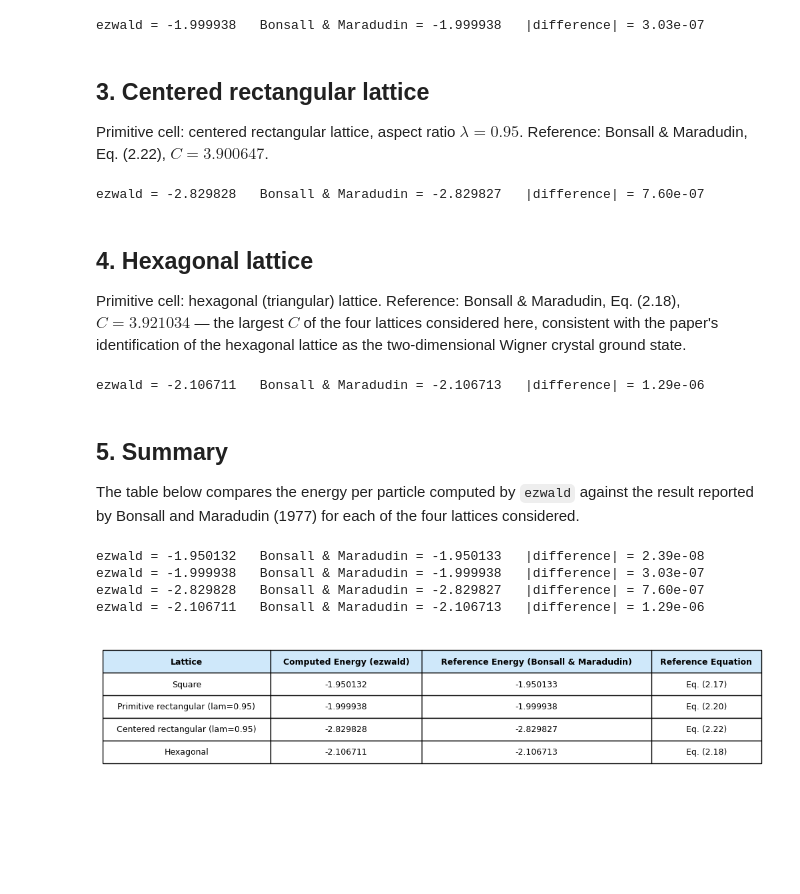
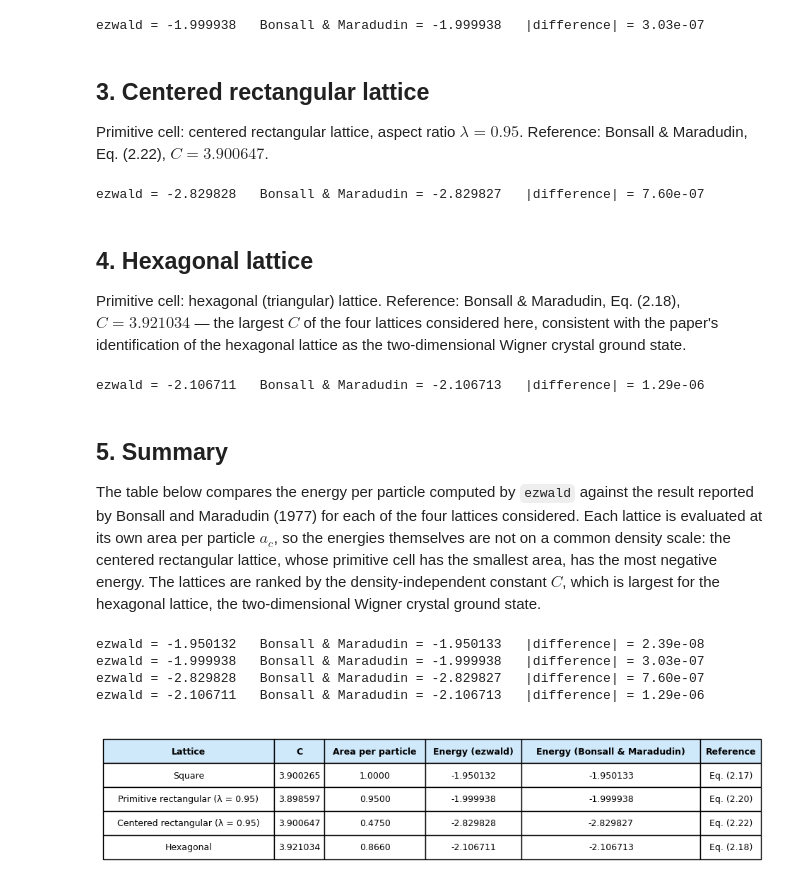
Before and after one commit to EmiliaSzynwald/EZwald, a Jupyter notebook: tutorials/monolayer_energy_validation.ipynb, the cells around one changed output. Saved outputs shown, nothing was run; the diff lists cells and outputs as text; code cells hidden in the pictures; blank space fills up the shorter version.

```diff
--- a/tutorials/monolayer_energy_validation.ipynb
+++ b/tutorials/monolayer_energy_validation.ipynb
@@ -117,8 +106,7 @@ ezwald = -1.999938   Bonsall & Maradudin = -1.999938   |difference| = 3.03e-07
 # %% [markdown]
 ## 3. Centered rectangular lattice
 
-Primitive cell: centered rectangular lattice, aspect ratio $\lambda=0.95$. Reference:
-Bonsall & Maradudin, Eq. (2.22), $C=3.900647$.
+Primitive cell: centered rectangular lattice, aspect ratio $\lambda=0.95$. Reference: Bonsall & Maradudin, Eq. (2.22), $C=3.900647$.
 # %%
 def energy_centered_rectangle(nx=2):
     # Primitive cell: centered rectangular lattice (aspect ratio lambda < 1)
@@ -143,14 +131,15 @@ def energy_centered_rectangle(nx=2):
     total_energy = ew.sum(pos, charge, rvecs, kvecs)
     energy_per_particle = total_energy / nx**2
 
-    # Reference value from Bonsall & Maradudin (1977), Eq. (2.22): C = 3.900647
+    # Reference value from Bonsall & Maradudin (1977), Eq. (2.22)
+    C = 3.900647
     ac = geo.calc_volume(axes_primitive)
-    expected = -3.900647 / (2 * ac ** 0.5)
+    expected = -C / (2 * ac ** 0.5)
 
     print(f"ezwald = {energy_per_particle:.6f}   Bonsall & Maradudin = {expected:.6f}   "
           f"|difference| = {abs(energy_per_particle - expected):.2e}")
     assert np.isclose(energy_per_particle, expected, rtol=0, atol=2e-6)
-    return energy_per_particle
+    return energy_per_particle, C, ac
 
 _ = energy_centered_rectangle()
 # %% [output]
@@ -158,10 +147,7 @@ ezwald = -2.829828   Bonsall & Maradudin = -2.829827   |difference| = 7.60e-07
 # %% [markdown]
 ## 4. Hexagonal lattice
 
-Primitive cell: hexagonal (triangular) lattice. Reference: Bonsall & Maradudin,
-Eq. (2.18), $C=3.921034$ — the largest $C$ of the four lattices considered here, consistent with
-the paper's identification of the hexagonal lattice as the two-dimensional Wigner crystal ground
-state.
+Primitive cell: hexagonal (triangular) lattice. Reference: Bonsall & Maradudin, Eq. (2.18), $C=3.921034$ — the largest $C$ of the four lattices considered here, consistent with the paper's identification of the hexagonal lattice as the two-dimensional Wigner crystal ground state.
 # %%
 def energy_hexagonal(nx=2):
     # Primitive cell: hexagonal (triangular) lattice
@@ -183,14 +169,15 @@ def energy_hexagonal(nx=2):
     total_energy = ew.sum(pos, charge, rvecs, kvecs)
     energy_per_particle = total_energy / nx**2
 
-    # Reference value from Bonsall & Maradudin (1977), Eq. (2.18): C = 3.921034
+    # Reference value from Bonsall & Maradudin (1977), Eq. (2.18)
+    C = 3.921034
     ac = geo.calc_volume(axes_primitive)
-    expected = -3.921034 / (2 * ac**0.5)
+    expected = -C / (2 * ac ** 0.5)
 
     print(f"ezwald = {energy_per_particle:.6f}   Bonsall & Maradudin = {expected:.6f}   "
           f"|difference| = {abs(energy_per_particle - expected):.2e}")
     assert np.isclose(energy_per_particle, expected, rtol=0, atol=2e-6)
-    return energy_per_particle
+    return energy_per_particle, C, ac
 
 _ = energy_hexagonal()
 # %% [output]
@@ -198,70 +185,42 @@ ezwald = -2.106711   Bonsall & Maradudin = -2.106713   |difference| = 1.29e-06
 # %% [markdown]
 ## 5. Summary
 
-The table below compares the energy per particle computed by `ezwald` against the result
-reported by Bonsall and Maradudin (1977) for each of the four lattices considered.
+The table below compares the energy per particle computed by `ezwald` against the result reported by Bonsall and Maradudin (1977) for each of the four lattices considered. Each lattice is evaluated at its own area per particle $a_c$, so the energies themselves are not on a common density scale: the centered rectangular lattice, whose primitive cell has the smallest area, has the most negative energy. The lattices are ranked by the density-independent constant $C$, which is largest for the hexagonal lattice, the two-dimensional Wigner crystal ground state.
 # %%
-E_square = energy_square()
-E_prim_rect = energy_primitive_rectangle()
-E_cent_rect = energy_centered_rectangle()
-E_hex = energy_hexagonal()
-
-ac_square = geo.calc_volume(np.eye(2))
-ac_prim_rect = 0.95 * 1.0
-ac_cent_rect = geo.calc_volume(np.array([[0.95, 0.0], [0.95 / 2, 0.5]]))
-ac_hex = geo.calc_volume(np.array([[1.0, 0.0], [-0.5, np.sqrt(3) / 2]]))
-
-rows = [
-    ("Square",                          E_square,     3.900265, ac_square,     "Eq. (2.17)"),
-    ("Primitive rectangular (lam=0.95)", E_prim_rect,  3.898597, ac_prim_rect,  "Eq. (2.20)"),
-    ("Centered rectangular (lam=0.95)",  E_cent_rect,  3.900647, ac_cent_rect,  "Eq. (2.22)"),
-    ("Hexagonal",                       E_hex,        3.921034, ac_hex,        "Eq. (2.18)"),
+lattices = [
+    ("Square", energy_square, "Eq. (2.17)"),
+    ("Primitive rectangular (λ = 0.95)", energy_primitive_rectangle, "Eq. (2.20)"),
+    ("Centered rectangular (λ = 0.95)", energy_centered_rectangle, "Eq. (2.22)"),
+    ("Hexagonal", energy_hexagonal, "Eq. (2.18)"),
 ]
 
-table = pd.DataFrame(
-    [
-        {
-            "Lattice": name,
-            "Computed Energy (ezwald)": float(E),
-            "Reference Energy (Bonsall & Maradudin)": -C / (2 * ac ** 0.5),
-            "Reference Equation": eq,
-        }
-        for name, E, C, ac, eq in rows
-    ]
-).set_index("Lattice")
+col_labels = ["Lattice", "C", "Area per particle", "Energy (ezwald)", "Energy (Bonsall & Maradudin)", "Reference"]
+cell_text = []
+for name, energy_fn, eq in lattices:
+    E, C, ac = energy_fn()
+    cell_text.append([name, f"{C:.6f}", f"{ac:.4f}", f"{float(E):.6f}", f"{-C / (2 * ac ** 0.5):.6f}", eq])
 
-# Rendered as a matplotlib figure rather than a pandas Styler/HTML table. "Lattice" is kept as an
-# ordinary first column (not matplotlib's separate rowLabels), so its header sits in the same
-# row as "Computed Energy (ezwald)" instead of leaving that corner cell blank.
-col_labels = ["Lattice"] + list(table.columns)
-cell_text = [
-    [name, f"{row['Computed Energy (ezwald)']:.6f}",
-     f"{row['Reference Energy (Bonsall & Maradudin)']:.6f}", row['Reference Equation']]
-    for name, row in table.iterrows()
-]
-
-fig, ax = plt.subplots(figsize=(9.0, 0.5 + 0.45 * len(cell_text)))
+fig, ax = plt.subplots(figsize=(10.5, 0.5 + 0.45 * len(cell_text)))
 ax.axis("off")
 
-mpl_table = ax.table(cellText=cell_text, colLabels=col_labels,
-                      cellLoc="center", loc="center")
+mpl_table = ax.table(cellText=cell_text, colLabels=col_labels, cellLoc="center", loc="center")
 mpl_table.auto_set_font_size(False)
 mpl_table.set_fontsize(9)
 mpl_table.auto_set_column_width(col=list(range(len(col_labels))))
 mpl_table.scale(1, 1.8)
 
 for (row, col), cell in mpl_table.get_celld().items():
     if row == 0:
         cell.set_text_props(weight="bold")
         cell.set_facecolor("#cfe8fa")
 
 fig.tight_layout()
 # %% [output]
 ezwald = -1.950132   Bonsall & Maradudin = -1.950133   |difference| = 2.39e-08
 ezwald = -1.999938   Bonsall & Maradudin = -1.999938   |difference| = 3.03e-07
 ezwald = -2.829828   Bonsall & Maradudin = -2.829827   |difference| = 7.60e-07
 ezwald = -2.106711   Bonsall & Maradudin = -2.106713   |difference| = 1.29e-06
-[figure, old version]
+[figure, new version]
 # %% [markdown]
 ## Conclusion
 
```
Also changed, not shown: parts of 7 cells of this notebook, 3 other files.
